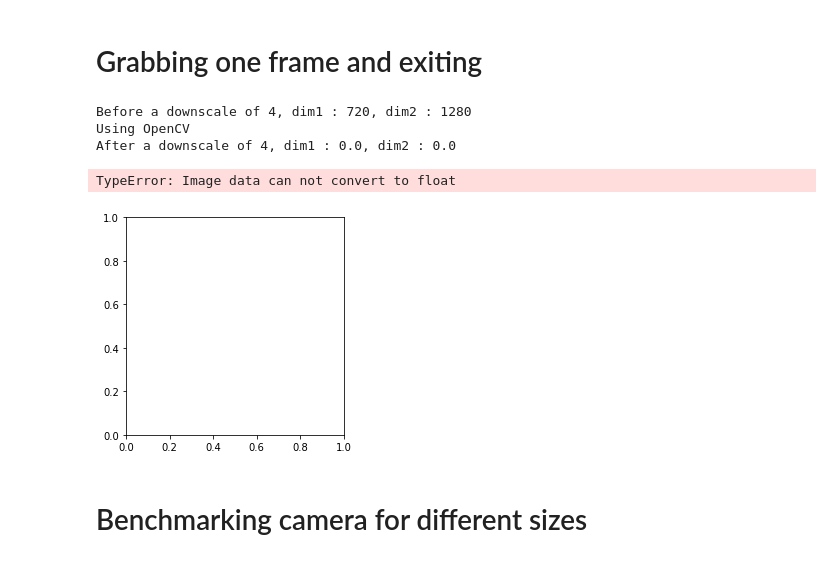
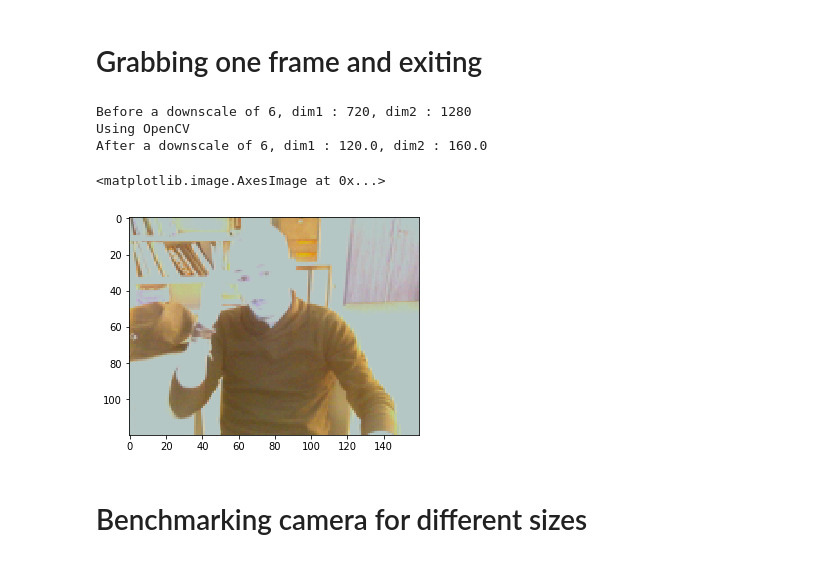
Before and after one commit to pierrealbiges/INT-internship, a Jupyter notebook: 2017-05-04_grabing_frames_with_opencv_on_ubuntu.ipynb, the cells around one changed output. Cells and saved outputs as stored; diff of their text form; code cells hidden in the pictures.

```diff
--- a/2017-05-04_grabing_frames_with_opencv_on_ubuntu.ipynb
+++ b/2017-05-04_grabing_frames_with_opencv_on_ubuntu.ipynb
@@ -7,22 +18,22 @@ from camera import PhotoReceptor
 # %% [markdown]
 # Grabbing one frame and exiting
 # %%
-Ph = PhotoReceptor(w=1280, h=720, DOWNSCALE=4)
+Ph = PhotoReceptor(w=1280, h=720, DOWNSCALE=6)
 
 #Ph.cap.set(cv2.CAP_PROP_FRAME_WIDTH, 640.)
 #Ph.cap.set(cv2.CAP_PROP_FRAME_HEIGHT, 360)
 #print(Ph.cap.get(cv2.CAP_PROP_FRAME_HEIGHT), Ph.cap.get(cv2.CAP_PROP_FRAME_WIDTH))
 #frame = Ph.grab()
 frame = Ph.grab()
 Ph.close()
 
 plt.imshow(frame)
 # %% [output]
-Before a downscale of 4, dim1 : 720, dim2 : 1280
+Before a downscale of 6, dim1 : 720, dim2 : 1280
 Using OpenCV
-After a downscale of 4, dim1 : 0.0, dim2 : 0.0
+After a downscale of 6, dim1 : 120.0, dim2 : 160.0
-TypeError: Image data can not convert to float
+<matplotlib.image.AxesImage at 0x...>
-[figure, old version]
+[figure, new version]
 # %% [markdown]
 # Benchmarking camera for different sizes
 # %%
```
Also changed, not shown: parts of 1 cell of this notebook, 5 other files.
